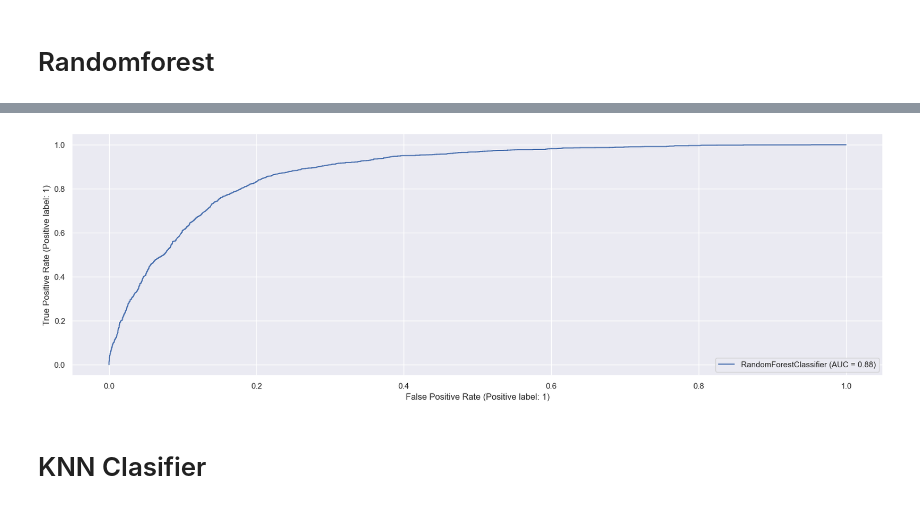
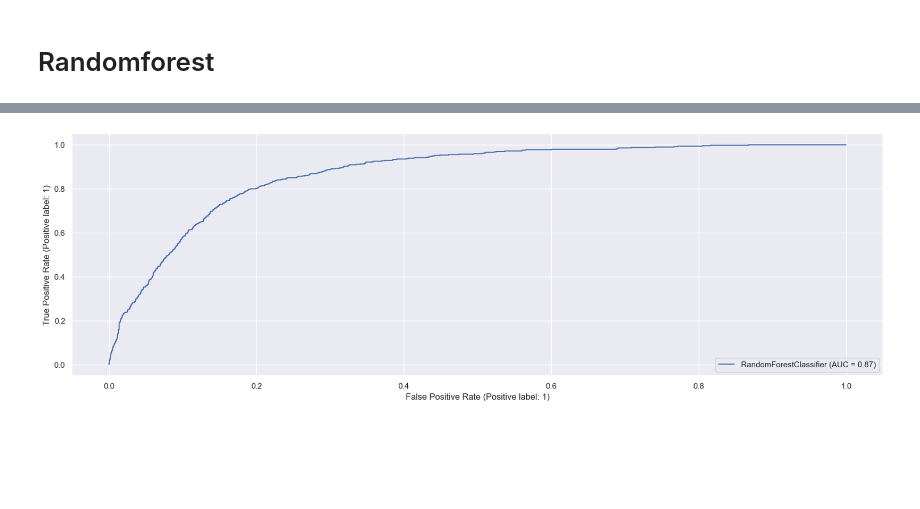
Before and after one commit to subratam1996/Classification, a Jupyter notebook: term_deposit.py.ipynb, the cells around one changed output, grey strips where cells are left out. Cells and saved outputs as stored; diff of their text form; code cells hidden in the pictures; blank space fills up the shorter version.

```diff
--- a/term_deposit.py.ipynb
+++ b/term_deposit.py.ipynb
@@ -1015,0 +955,2 @@ plt.show()
+# %%
+dt1.fit(X_train_upsampled, y_train_upsampled)
@@ -1018,7 +989,7 @@ plt.show()
 # %%
 from sklearn.linear_model import LogisticRegression
 logmodel = LogisticRegression(random_state=1)
-logmodel.fit(x_train,y_train)
+logmodel.fit(X_train_upsampled,y_train_upsampled)
 # %% [output]
 LogisticRegression(random_state=1)
 # %%
@@ -1110,7 +1062,7 @@ model_results
 # Randomforest
 # %%
 from sklearn.ensemble import RandomForestClassifier
-rfc = RandomForestClassifier(n_estimators = 100,criterion = 'entropy',random_state = 0,max_depth = 4)
+rfc = RandomForestClassifier(n_estimators = 100,criterion = 'entropy',random_state = 0,max_depth = 6)
 # %%
-rfc.fit(x_train,y_train)
+rfc.fit(X_train_upsampled,y_train_upsampled)
 # %% [output]
@@ -1142,9 +1094,7 @@ results
 # %%
 import matplotlib.pyplot as plt
 from sklearn import metrics
-metrics.plot_roc_curve(rfc, x_test, y_test)
+metrics.plot_roc_curve(rfc, X_test, y_test)
 plt.show()
 # %% [output]
-[figure, old version]
+[figure, new version]
-# %% [markdown]
-# KNN Clasifier
```
Also changed, not shown: parts of 63 cells of this notebook.
